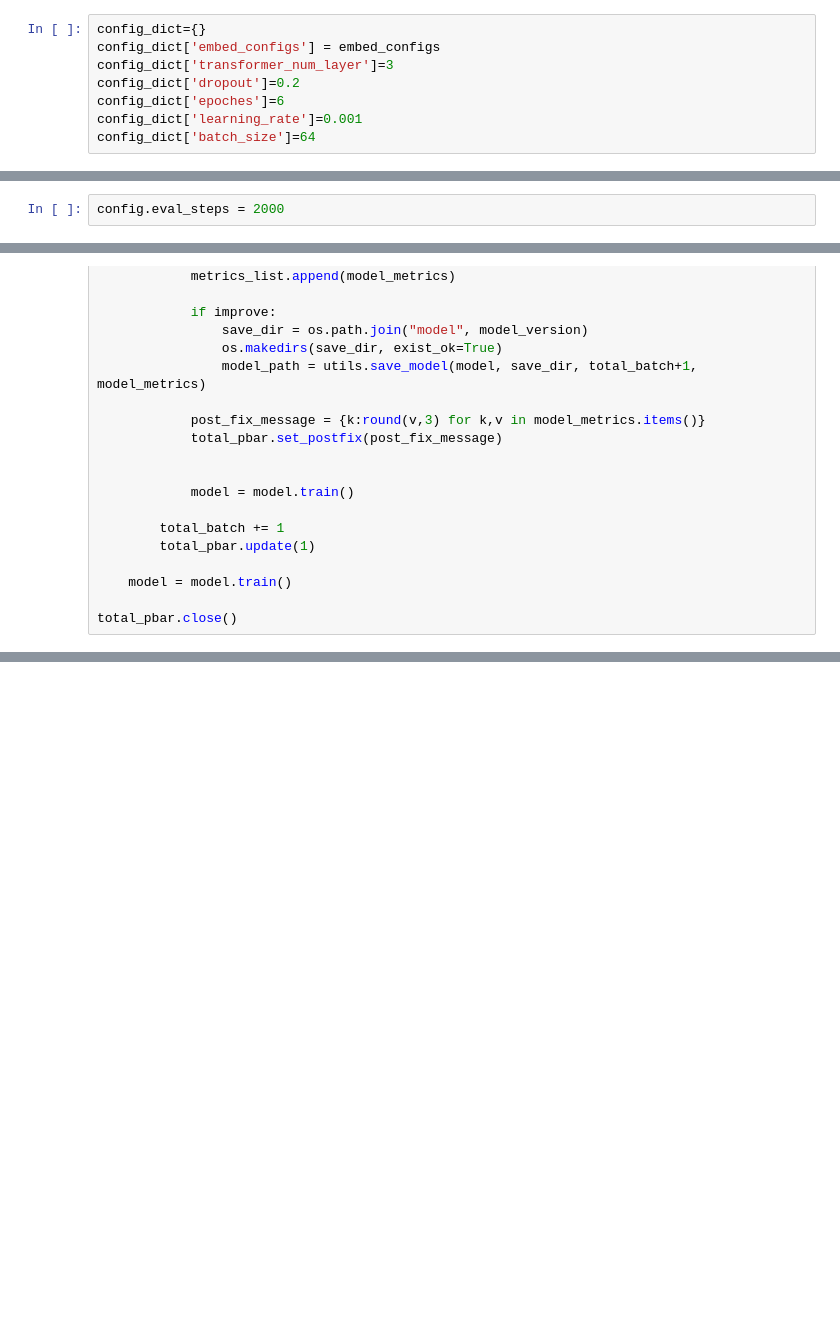
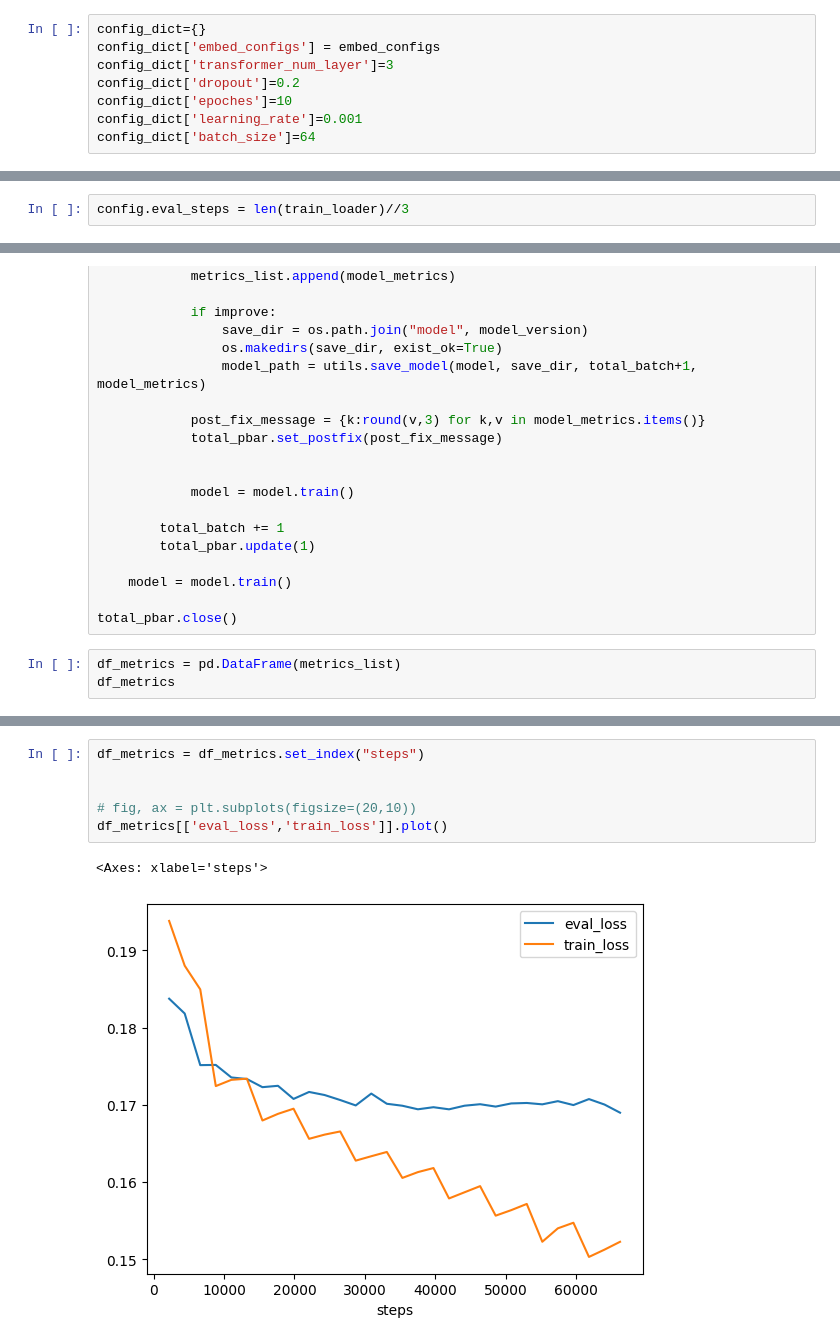
Before and after one commit to Nelsonlin0321/ml-machine-learning-cook-book, a Jupyter notebook: behavior-sequence-transformer-recommender-with-pytorch-by-movie-rating-prediction copy/40-training.ipynb, the cells around one changed output, grey strips where cells are left out. Drawn from its saved outputs; the diff is of its cells as text; blank space fills up the shorter version.

```diff
--- a/behavior-sequence-transformer-recommender-with-pytorch-by-movie-rating-prediction copy/40-training.ipynb
+++ b/behavior-sequence-transformer-recommender-with-pytorch-by-movie-rating-prediction copy/40-training.ipynb
@@ -50,7 +50,7 @@ config_dict={}
 config_dict['embed_configs'] = embed_configs
 config_dict['transformer_num_layer']=3
 config_dict['dropout']=0.2
-config_dict['epoches']=6
+config_dict['epoches']=10
 config_dict['learning_rate']=0.001
 config_dict['batch_size']=64
 # %%
@@ -104,7 +104,7 @@ best_checkpoint = 0
 # %%
 model_version='v1'
 # %%
-config.eval_steps = 2000
+config.eval_steps = len(train_loader)//3
 # %%
 # Train
 total_pbar = tqdm(total=len(train_loader)*config.epoches,
@@ -172,3 +172,6 @@ for epoch in range(config.epoches):
     model = model.train()
 
 total_pbar.close()
+# %%
+df_metrics = pd.DataFrame(metrics_list)
+df_metrics
@@ -174,0 +196,9 @@ total_pbar.close()
+# %%
+df_metrics = df_metrics.set_index("steps")
+
+
+# fig, ax = plt.subplots(figsize=(20,10))
+df_metrics[['eval_loss','train_loss']].plot()
+# %% [output]
+<Axes: xlabel='steps'>
+[figure, added]
```
Also changed, not shown: parts of 13 cells of this notebook, 1 other file.
